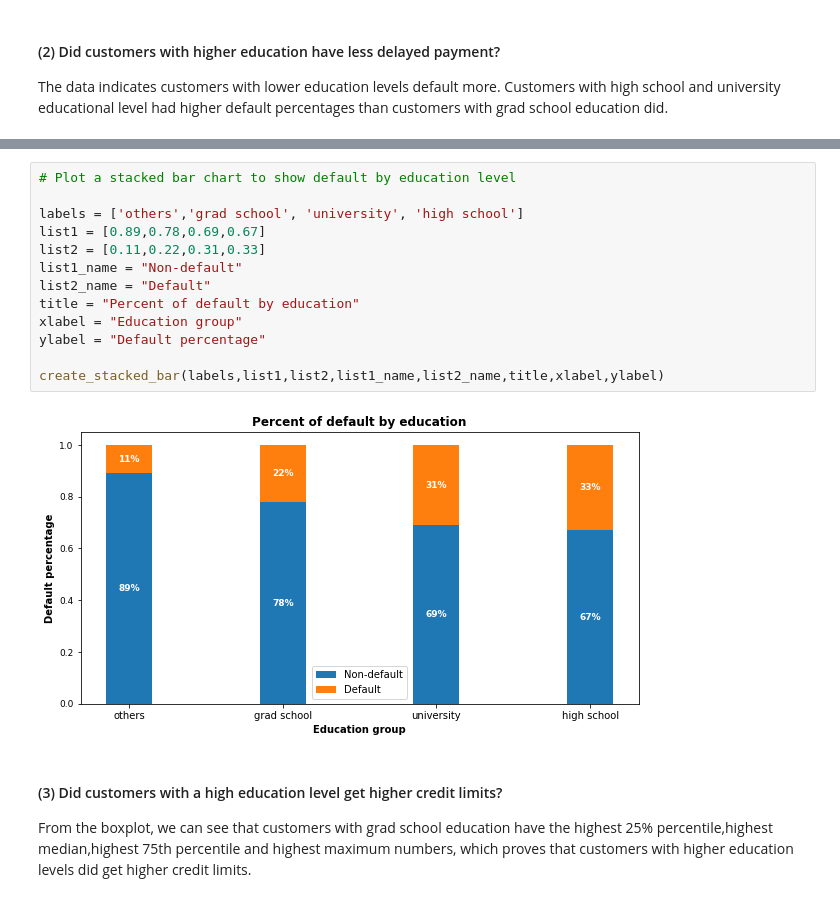
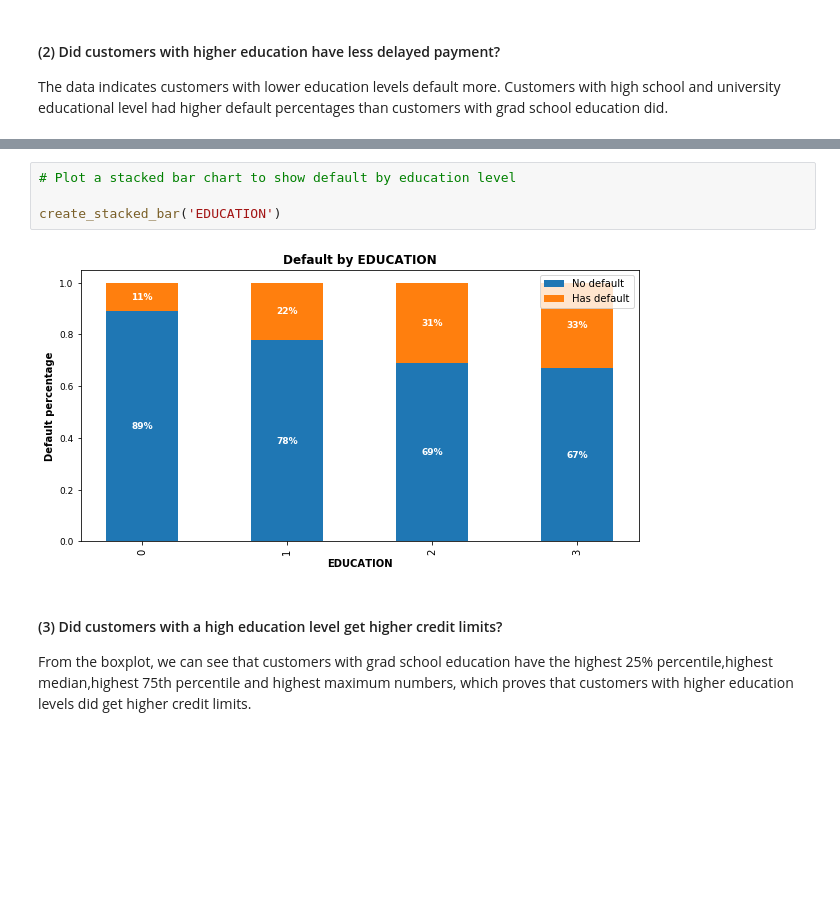
Before and after one commit to Hamrita/credit-card-default-prediction, a Jupyter notebook: EDA/credit_card_default_analysis_part1_EDA.ipynb, the cells around one changed output, grey strips where cells are left out. Saved outputs shown, nothing was run; the diff lists cells and outputs as text; blank space fills up the shorter version.

```diff
--- a/EDA/credit_card_default_analysis_part1_EDA.ipynb
+++ b/EDA/credit_card_default_analysis_part1_EDA.ipynb
@@ -433,18 +413,9 @@ default_by_edu
-# %%
-# Plot a stacked bar chart to show default by education level
-
-labels = ['others','grad school', 'university', 'high school']
-list1 = [0.89,0.78,0.69,0.67]
-list2 = [0.11,0.22,0.31,0.33]
-list1_name = "Non-default"
-list2_name = "Default"
-title = "Percent of default by education"
-xlabel = "Education group"
-ylabel = "Default percentage"
-
-create_stacked_bar(labels,list1,list2,list1_name,list2_name,title,xlabel,ylabel)
-# %% [output]
-[figure, removed]
+# %%
+# Plot a stacked bar chart to show default by education level
+
+create_stacked_bar('EDUCATION')
+# %% [output]
+[figure, added]
 # %% [markdown]
 #### (3) Did customers with a high education level get higher credit limits?
 From the boxplot, we can see that customers with grad school education have the highest 25% percentile,highest median,highest 75th percentile and highest maximum numbers, which proves that customers with higher education levels did get higher credit limits.
```
Also changed, not shown: parts of 14 cells of this notebook.
